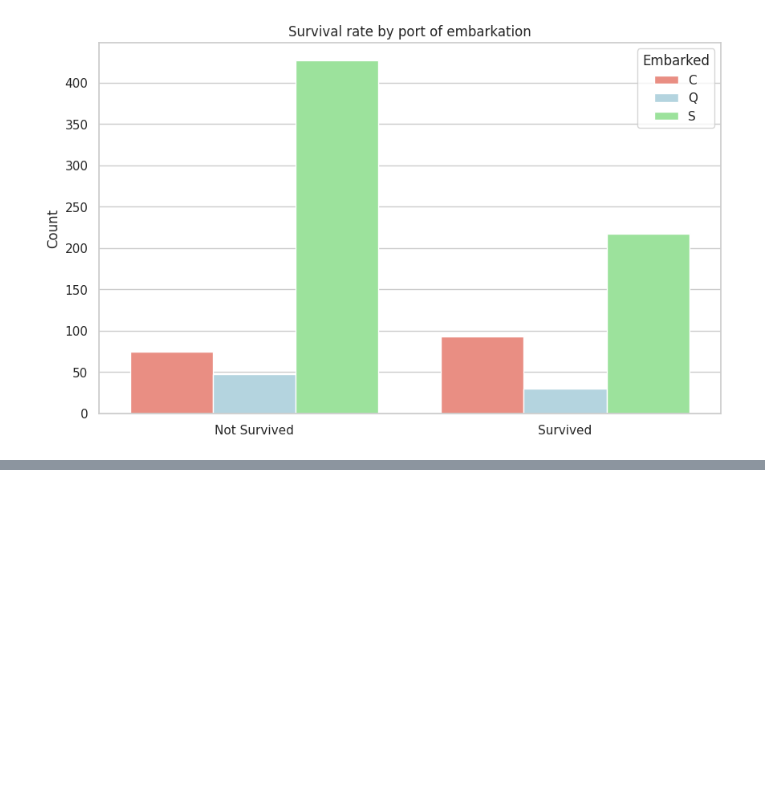
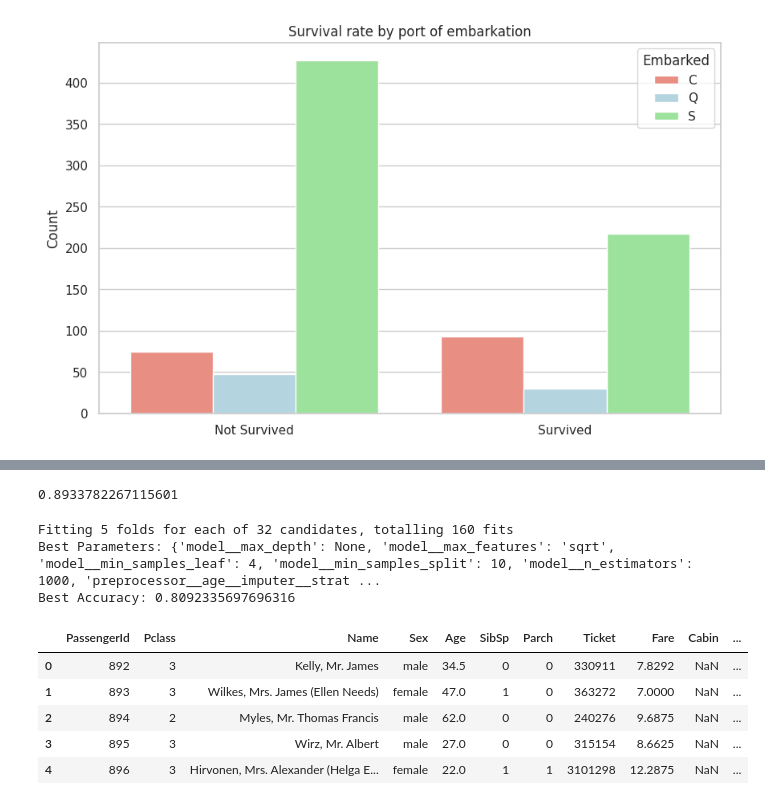
Before and after one commit to PavicicJadranko/Machine-Learning-Project, a Jupyter notebook: Titanic.ipynb, the cells around one changed output, grey strips where cells are left out. Cells and saved outputs as stored; diff of their text form; code cells hidden in the pictures; blank space fills up the shorter version.

Commit message:
Izrađeno pomoću Colaba

```diff
--- a/Titanic.ipynb
+++ b/Titanic.ipynb
@@ -423,0 +371,75 @@ ValueError: could not convert string to float: 'male'
+# %%
+# Importing the Classifier model
+from sklearn.ensemble import RandomForestClassifier
+from sklearn.model_selection import train_test_split, GridSearchCV
+
+# Creating the pipeline for the encoding and filling missing values
+cat_features = ["Title", "Embarked", "Cabin"]
+cat_transformer = Pipeline(steps=[
+    ("imputer", SimpleImputer(strategy="most_frequent", fill_value="missing")),
+    ("onehot", OneHotEncoder(handle_unknown="ignore"))
+])
+
+age_feature = ["Age"]
+age_transformer = Pipeline(steps=[
+    ("imputer", SimpleImputer(strategy="mean"))
+])
+
+# Setup the preprocessing steps
+preprocessor = ColumnTransformer(transformers=[
+    ("cat", cat_transformer, cat_features),
+    ("age", age_transformer, age_feature)
+])
+
+model = Pipeline(steps=[("preprocessor", preprocessor),
+                        ("model", RandomForestClassifier())])
+
+
+# Spliting the Data
+X = df.drop("Survived", axis=1)
+y = df["Survived"]
+
+# Fit and score the model
+model.fit(X,y)
+model.score(X,y)
+# %% [output]
+0.8933782267115601
+# %%
+# Finding the best parameters using GridSearchCV
+param_grid = {
+    "preprocessor__age__imputer__strategy": ["mean", "median"],
+    'model__n_estimators': [100, 1000],
+    'model__max_depth': [None, 10],
+    'model__min_samples_split': [5, 10],
+    'model__min_samples_leaf': [2, 4],
+    'model__max_features': ['sqrt']
+}
+
+
+grid_search = GridSearchCV(estimator=model,
+                           param_grid=param_grid,
+                           cv=5,
+                           n_jobs=-1,
+                           verbose=2,
+                           scoring='accuracy')
+
+grid_search.fit(X, y)
+
+# Print the best parameters and the corresponding accuracy
+print("Best Parameters:", grid_search.best_params_)
+print("Best Accuracy:", grid_search.best_score_)
+# %% [output]
+Fitting 5 folds for each of 32 candidates, totalling 160 fits
+Best Parameters: {'model__max_depth': None, 'model__max_features': 'sqrt', 'model__min_samples_leaf': 4, 'model__min_samples_split': 10, 'model__n_estimators': 1000, 'preprocessor__age__imputer__strat ...
+Best Accuracy: 0.8092335697696316
+# %%
+# Imporing the test data
+test_data = pd.read_csv("/content/drive/MyDrive/Colab Notebooks/Titanic/test.csv")
+test_data.head()
+# %% [output]
+|  | PassengerId | Pclass | Name | Sex | Age | SibSp | Parch | Ticket | Fare | Cabin | ... |
+| 0 | 892 | 3 | Kelly, Mr. James | male | 34.5 | 0 | 0 | 330911 | 7.8292 | NaN | ... |
+| 1 | 893 | 3 | Wilkes, Mrs. James (Ellen Needs) | female | 47.0 | 1 | 0 | 363272 | 7.0000 | NaN | ... |
+| 2 | 894 | 2 | Myles, Mr. Thomas Francis | male | 62.0 | 0 | 0 | 240276 | 9.6875 | NaN | ... |
+| 3 | 895 | 3 | Wirz, Mr. Albert | male | 27.0 | 0 | 0 | 315154 | 8.6625 | NaN | ... |
+| 4 | 896 | 3 | Hirvonen, Mrs. Alexander (Helga E... | female | 22.0 | 1 | 1 | 3101298 | 12.2875 | NaN | ... |
```
Also changed, not shown: parts of 18 cells of this notebook.
